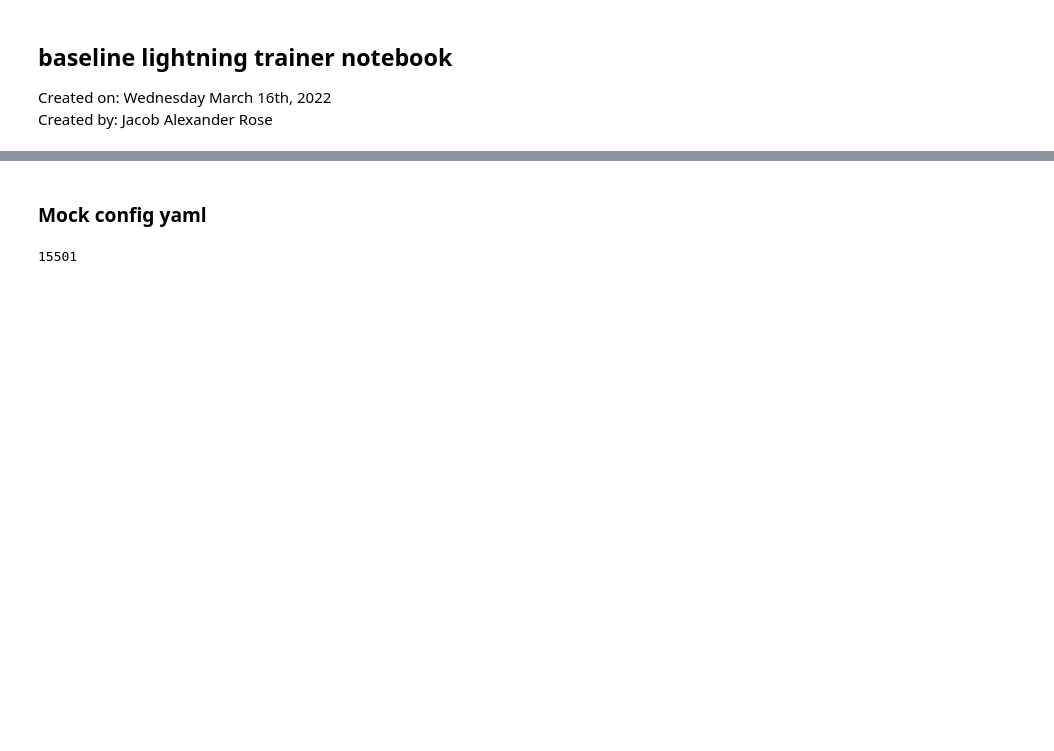
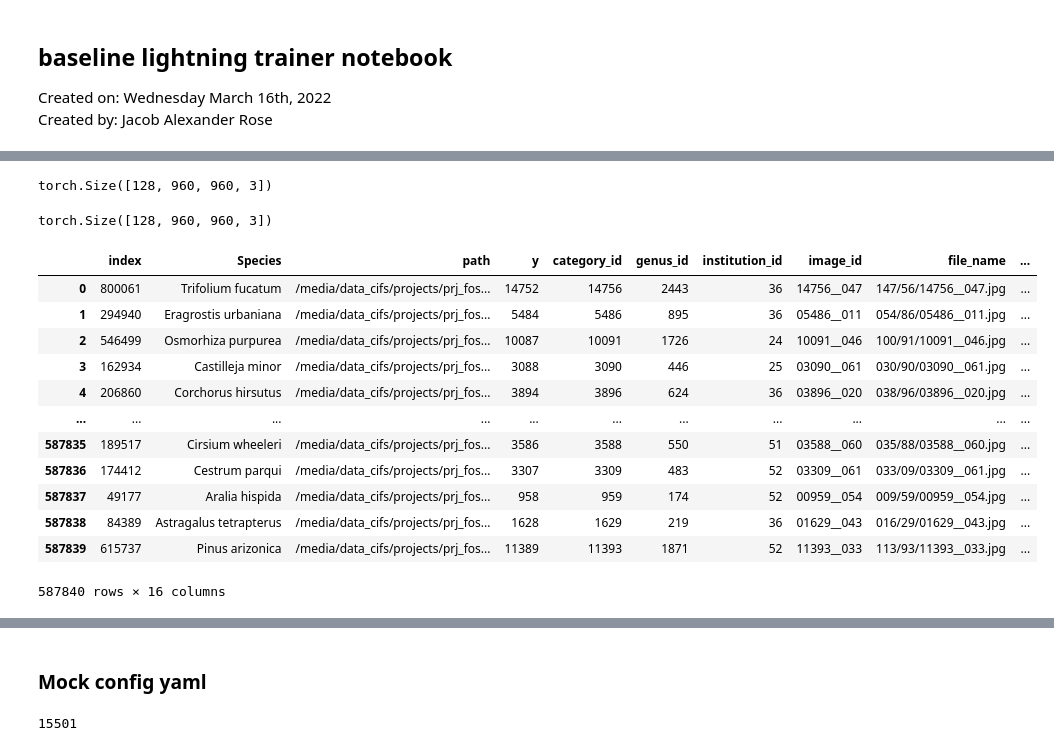
Before and after one commit to JacobARose/image-utils, a Jupyter notebook: notebooks/baseline_lightning_trainer.ipynb, the cells around one changed output, grey strips where cells are left out. Drawn from its saved outputs; the diff is of its cells as text; code cells hidden in the pictures; blank space fills up the shorter version.

```diff
--- a/notebooks/baseline_lightning_trainer.ipynb
+++ b/notebooks/baseline_lightning_trainer.ipynb
@@ -86,0 +61,31 @@ image_reader: null
+# %%
+config_path = os.path.dirname(imutils.ml.BASE_ML_CONF_PATH)
+config_name = os.path.basename(imutils.ml.BASE_ML_CONF_PATH)
+
+cfg = ETL.init_structured_config(config_name = config_name,
+                                 config_path = config_path,
+                                 job_name = "demo",
+                                 dataclass_type= None,
+                                 overrides = ["data.datamodule.num_workers=4",
+                                              # "train.pl_trainer.gpus=4",
+                                              "train.pl_trainer.accelerator=gpu",
+                                              # "model_cfg.backbone.name=resnet_50"],
+                                              "model_cfg.backbone.name=xcit_large_24_p16_224"],
+                                              # "model_cfg.backbone.name=resnetv2_101x1_bitm"],
+                                             # "model_cfg.backbone.name=resnetv2_50"],
+                                 cfg = None)
+# %%
+OmegaConf.set_struct(cfg, False)
+# Hydra run directory
+try:
+    hydra_dir = Path(HydraConfig.get().run.dir)
+except Exception as e:
+    print(e)
+    hydra_dir = os.getcwd()
+
+if not cfg.get("hydra"):
+    cfg.update({"hydra":{"run":{"dir":hydra_dir}},
+                "run_output_dir":hydra_dir})
+    print(cfg.hydra.run.dir)
+
+print(OmegaConf.to_yaml(cfg.hydra))#, resolve=True, sort_keys=True))
@@ -86,0 +417,25 @@ image_reader: null
+# %%
+batch[0].shape
+# %% [output]
+torch.Size([128, 960, 960, 3])
+# %%
+batch[0].shape
+# %% [output]
+torch.Size([128, 960, 960, 3])
+# %%
+# datamodule.setup("fit")
+datamodule.train_dataset.df
+# %% [output]
+|  | index | Species | path | y | category_id | genus_id | institution_id | image_id | file_name | ... |
+| 0 | 800061 | Trifolium fucatum | /media/data_cifs/projects/prj_fos... | 14752 | 14756 | 2443 | 36 | 14756__047 | 147/56/14756__047.jpg | ... |
+| 1 | 294940 | Eragrostis urbaniana | /media/data_cifs/projects/prj_fos... | 5484 | 5486 | 895 | 36 | 05486__011 | 054/86/05486__011.jpg | ... |
+| 2 | 546499 | Osmorhiza purpurea | /media/data_cifs/projects/prj_fos... | 10087 | 10091 | 1726 | 24 | 10091__046 | 100/91/10091__046.jpg | ... |
+| 3 | 162934 | Castilleja minor | /media/data_cifs/projects/prj_fos... | 3088 | 3090 | 446 | 25 | 03090__061 | 030/90/03090__061.jpg | ... |
+| 4 | 206860 | Corchorus hirsutus | /media/data_cifs/projects/prj_fos... | 3894 | 3896 | 624 | 36 | 03896__020 | 038/96/03896__020.jpg | ... |
+| ... | ... | ... | ... | ... | ... | ... | ... | ... | ... | ... |
+| 587835 | 189517 | Cirsium wheeleri | /media/data_cifs/projects/prj_fos... | 3586 | 3588 | 550 | 51 | 03588__060 | 035/88/03588__060.jpg | ... |
+| 587836 | 174412 | Cestrum parqui | /media/data_cifs/projects/prj_fos... | 3307 | 3309 | 483 | 52 | 03309__061 | 033/09/03309__061.jpg | ... |
+| 587837 | 49177 | Aralia hispida | /media/data_cifs/projects/prj_fos... | 958 | 959 | 174 | 52 | 00959__054 | 009/59/00959__054.jpg | ... |
+| 587838 | 84389 | Astragalus tetrapterus | /media/data_cifs/projects/prj_fos... | 1628 | 1629 | 219 | 36 | 01629__043 | 016/29/01629__043.jpg | ... |
+| 587839 | 615737 | Pinus arizonica | /media/data_cifs/projects/prj_fos... | 11389 | 11393 | 1871 | 52 | 11393__033 | 113/93/11393__033.jpg | ... |
+587840 rows × 16 columns
```
Also changed, not shown: parts of 51 cells of this notebook, 32 other files.
